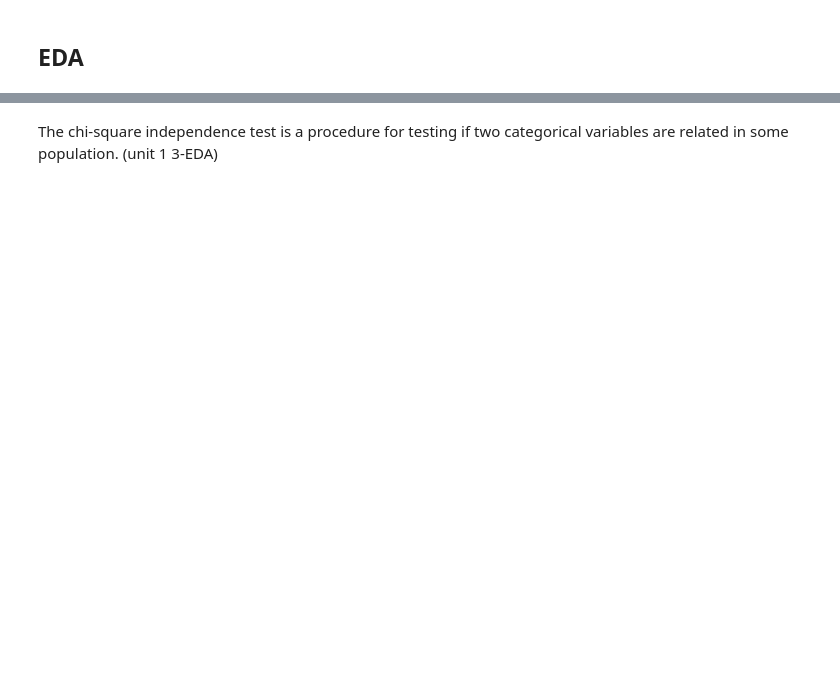
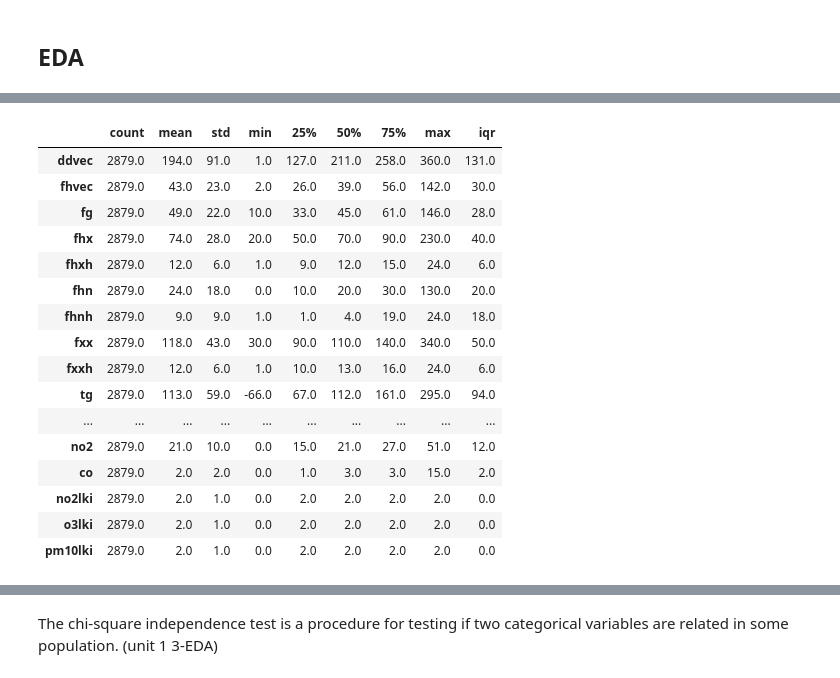
Before and after one commit to ClauCarloni/data_final_project, a Jupyter notebook: dutch_daily_weather_data.ipynb, the cells around one changed output, grey strips where cells are left out. Drawn from its saved outputs; the diff is of its cells as text; code cells hidden in the pictures; blank space fills up the shorter version.

```diff
--- a/dutch_daily_weather_data.ipynb
+++ b/dutch_daily_weather_data.ipynb
@@ -1160 +1226,25 @@ air_quality.to_csv('cleanairquality.csv')
+# %%
+summary = data.describe().T
+# iqr -> inter quartile range
+summary['iqr'] = summary['75%']-summary['25%']
+summary = summary.apply(round) # lambda x: round(x, 2)
+summary
+# %% [output]
+|  | count | mean | std | min | 25% | 50% | 75% | max | iqr |
+| ddvec | 2879.0 | 194.0 | 91.0 | 1.0 | 127.0 | 211.0 | 258.0 | 360.0 | 131.0 |
+| fhvec | 2879.0 | 43.0 | 23.0 | 2.0 | 26.0 | 39.0 | 56.0 | 142.0 | 30.0 |
+| fg | 2879.0 | 49.0 | 22.0 | 10.0 | 33.0 | 45.0 | 61.0 | 146.0 | 28.0 |
+| fhx | 2879.0 | 74.0 | 28.0 | 20.0 | 50.0 | 70.0 | 90.0 | 230.0 | 40.0 |
+| fhxh | 2879.0 | 12.0 | 6.0 | 1.0 | 9.0 | 12.0 | 15.0 | 24.0 | 6.0 |
+| fhn | 2879.0 | 24.0 | 18.0 | 0.0 | 10.0 | 20.0 | 30.0 | 130.0 | 20.0 |
+| fhnh | 2879.0 | 9.0 | 9.0 | 1.0 | 1.0 | 4.0 | 19.0 | 24.0 | 18.0 |
+| fxx | 2879.0 | 118.0 | 43.0 | 30.0 | 90.0 | 110.0 | 140.0 | 340.0 | 50.0 |
+| fxxh | 2879.0 | 12.0 | 6.0 | 1.0 | 10.0 | 13.0 | 16.0 | 24.0 | 6.0 |
+| tg | 2879.0 | 113.0 | 59.0 | -66.0 | 67.0 | 112.0 | 161.0 | 295.0 | 94.0 |
+| ... | ... | ... | ... | ... | ... | ... | ... | ... | ... |
+| no2 | 2879.0 | 21.0 | 10.0 | 0.0 | 15.0 | 21.0 | 27.0 | 51.0 | 12.0 |
+| co | 2879.0 | 2.0 | 2.0 | 0.0 | 1.0 | 3.0 | 3.0 | 15.0 | 2.0 |
+| no2lki | 2879.0 | 2.0 | 1.0 | 0.0 | 2.0 | 2.0 | 2.0 | 2.0 | 0.0 |
+| o3lki | 2879.0 | 2.0 | 1.0 | 0.0 | 2.0 | 2.0 | 2.0 | 2.0 | 0.0 |
+| pm10lki | 2879.0 | 2.0 | 1.0 | 0.0 | 2.0 | 2.0 | 2.0 | 2.0 | 0.0 |
 # %%
```
Also changed, not shown: parts of 75 cells of this notebook.
